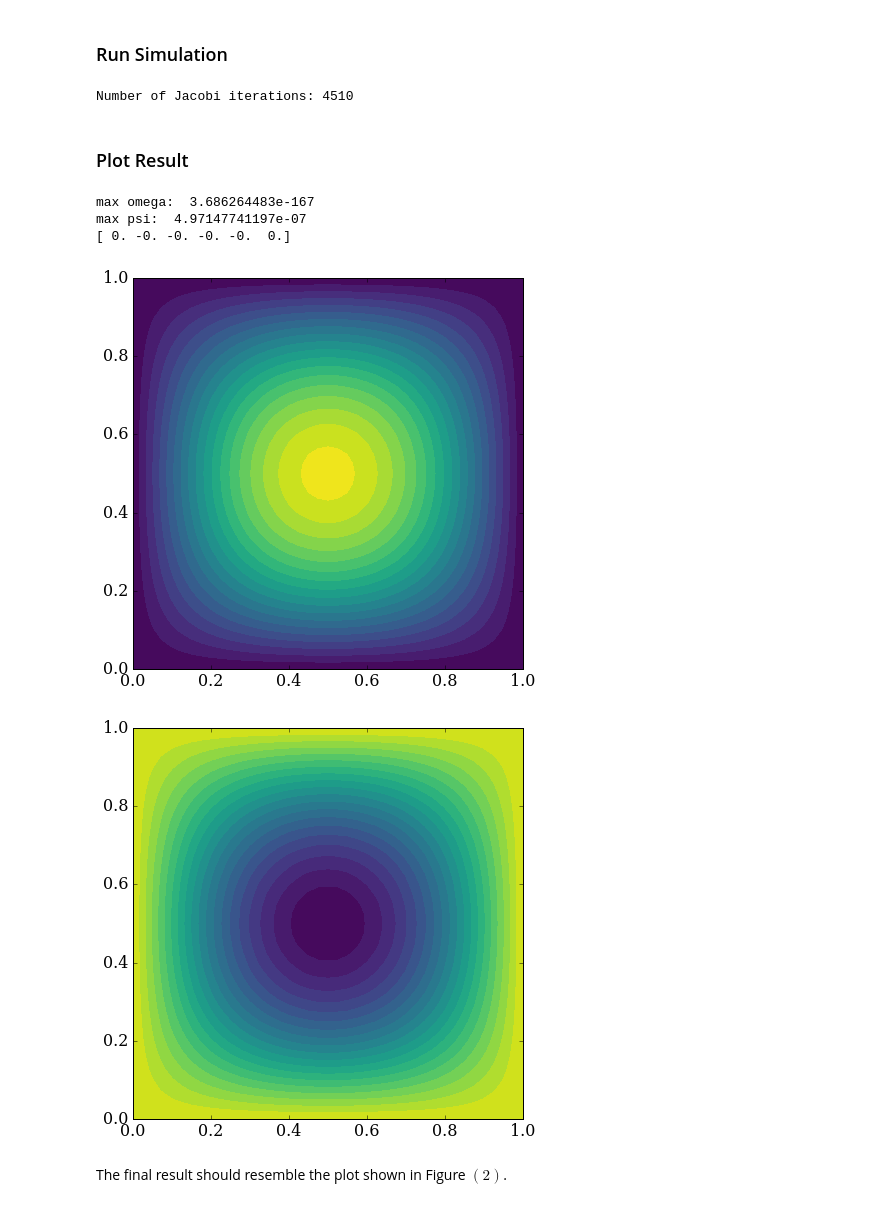
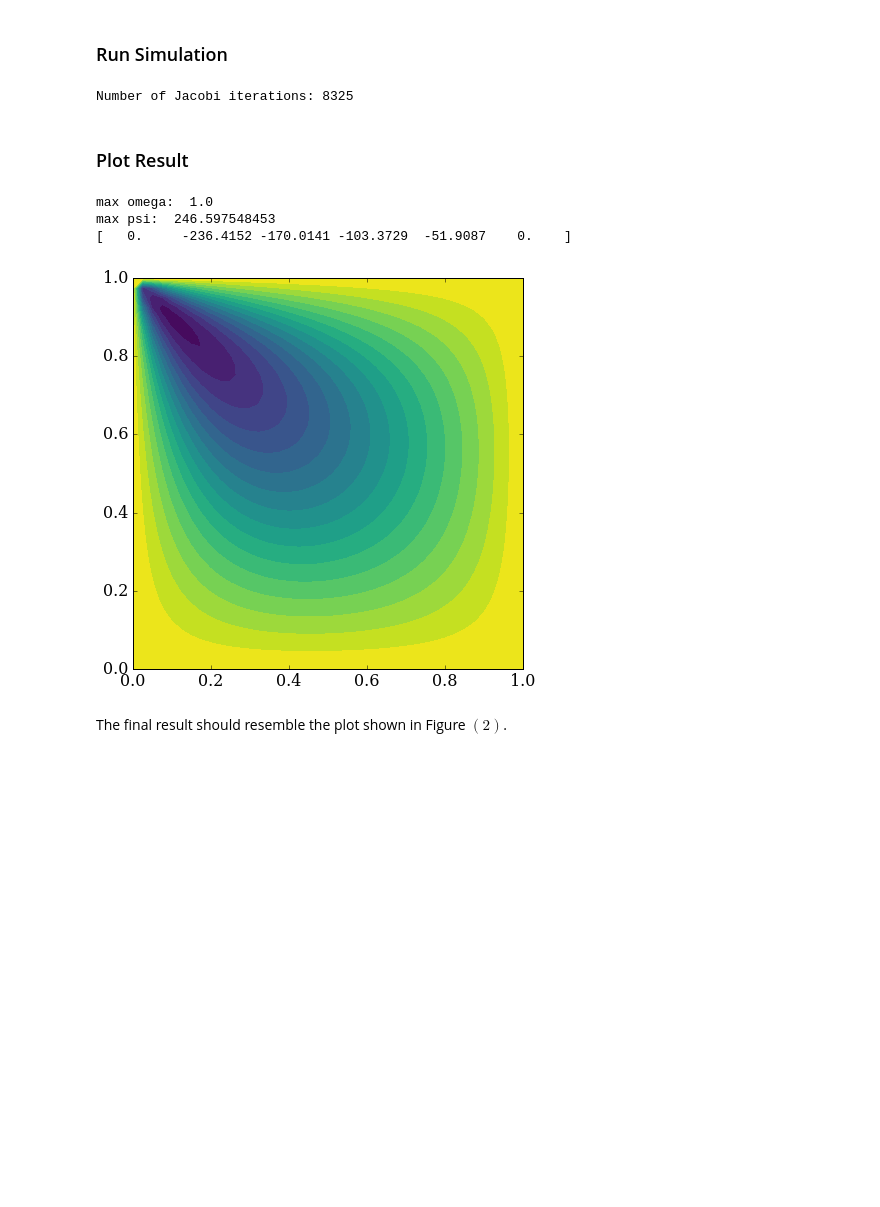
Before and after one commit to gavinconran/numerical-mooc, a Jupyter notebook: lessons/05_relax/05_05_Stokes.Flow.ipynb, the cells around one changed output. Cells and saved outputs as stored; diff of their text form; code cells hidden in the pictures; blank space fills up the shorter version.

Commit message:
sixth draft - stuck on Neumann BCs for omega

```diff
--- a/lessons/05_relax/05_05_Stokes.Flow.ipynb
+++ b/lessons/05_relax/05_05_Stokes.Flow.ipynb
@@ -260,13 +254,11 @@ def laplace2d(p, l2_target):
 # %% [markdown]
 #### Poisson_2d (Jacobi)
 # %%
-def poisson_2d(U, omega, psi, dx, dy, l1_target):
+def poisson_2d(omega, psi, dx, dy, l1_target):
     '''Performs Jacobi relaxation
 
     Parameters:
     ----------
-    U : 2D array of floats
-        Velocity U
     omega : 2D array of floats
         Vorticity
     psi : 2D array of floats
@@ -294,9 +286,6 @@ def poisson_2d(U, omega, psi, dx, dy, l1_target):
 
     while l1_norm > l1_target:
 
-        # computr Omega
-        omega = laplace2d(omega.copy(), l2_target)
-
         # compute Psi
         psi_d = psi.copy()
 
@@ -313,20 +302,21 @@ def poisson_2d(U, omega, psi, dx, dy, l1_target):
         psi[:,-1] = 0   #psi[:,-2]
 
 
-        # update velocity
-        Uy = (psi[1:-2,:-1] - psi[1:-2,1:])/dy
-        Ux = (psi[:-1,1:-2] - psi[1:,1:-2])/dx
+                # update velocity
+        U_top = (psi[-2,:] - psi[-1,:]) /(dy)
+        U_bottom = (psi[1,:] - psi[0,:]) /(dy)
+        U_left = (psi[:,-2] - psi[:,-1]) /(dy)
+        U_right = (psi[:,1] - psi[:,0]) /(dy)
 
-        U_top = Ux[-1]
-        U_bottom = Ux[0]
-        U_left = Uy[0]
-        U_right = Uy[-1]
 
         # Apply Neumann BC to omega
-        omega[-1,2:-1] = (1/2*dy**2) * (8*psi[-1,1:-2] - psi[-1,:-3]) #- 3*U_top/dy
-        omega[0,2:-1] = (1/2*dy**2) * (8*psi[0,1:-2] - psi[0,:-3]) #- 3*U_bottom/dy
-        omega[2:-1,0] = (1/2*dy**2) * (8*psi[1:-2,0] - psi[:-3,0]) #- 3*U_left/dy
-        omega[2:-1,-1] = (1/2*dy**2) * (8*psi[1:-2,-1] - psi[:-3,-1]) #- 3*U_right/dy
+        #omega[-1,2:-1] = (1/2*dy**2) * (8*psi[-1,1:-2] - psi[-1,:-3]) #- 3*(U_top[2:-1]+1) / dy
+        #omega[0,2:-1] = (1/2*dy**2) * (8*psi[0,1:-2] - psi[0,:-3]) #- 3*U_bottom[2:-1] / dy
+        #omega[2:-1,0] = (1/2*dy**2) * (8*psi[1:-2,0] - psi[:-3,0]) #- 3*U_left[2:-1] / dx
+        #omega[2:-1,-1] = (1/2*dy**2) * (8*psi[1:-2,-1] - psi[:-3,-1]) #- 3*U_right[2:-1] / dx
+
+        # compute Omega
+        omega = laplace2d(omega.copy(), l2_target)
 
 
 
@@ -342,27 +332,26 @@ def poisson_2d(U, omega, psi, dx, dy, l1_target):
 ### Run Simulation
 # %%
 # compute psi
-omega, psi, l2_conv = poisson_2d(U.copy(), psi.copy(), omega.copy(), dx, dy, l1_target)
+omega, psi, l2_conv = poisson_2d(psi.copy(), omega.copy(), dx, dy, l1_target)
 # %% [output]
-Number of Jacobi iterations: 4510
+Number of Jacobi iterations: 8325
 # %% [markdown]
 ### Plot Result
 # %%
-pyplot.figure(figsize=(7,7))
-pyplot.contourf(x,y,omega,20, cmap=cm.viridis);
+#pyplot.figure(figsize=(7,7))
+#pyplot.contourf(x,y,omega,20, cmap=cm.viridis);
 
 pyplot.figure(figsize=(7,7))
 pyplot.contourf(x,y,psi,20, cmap=cm.viridis);
 print('max omega: ', numpy.amax(numpy.abs(omega)))
 print('max psi: ', numpy.amax(numpy.abs(psi)))
 
 print(numpy.round(psi[32,::8], 4))
 # %% [output]
-max omega:  3.686264483e-167
-max psi:  4.97147741197e-07
-[ 0. -0. -0. -0. -0.  0.]
+max omega:  1.0
+max psi:  246.597548453
+[   0.     -236.4152 -170.0141 -103.3729  -51.9087    0.    ]
-[figure, old version]
+[figure, new version]
-[figure, removed]
 # %% [markdown]
 The final result should resemble the plot shown in Figure $(2)$.
 # %% [markdown]
```
Also changed, not shown: parts of 1 cell of this notebook.
